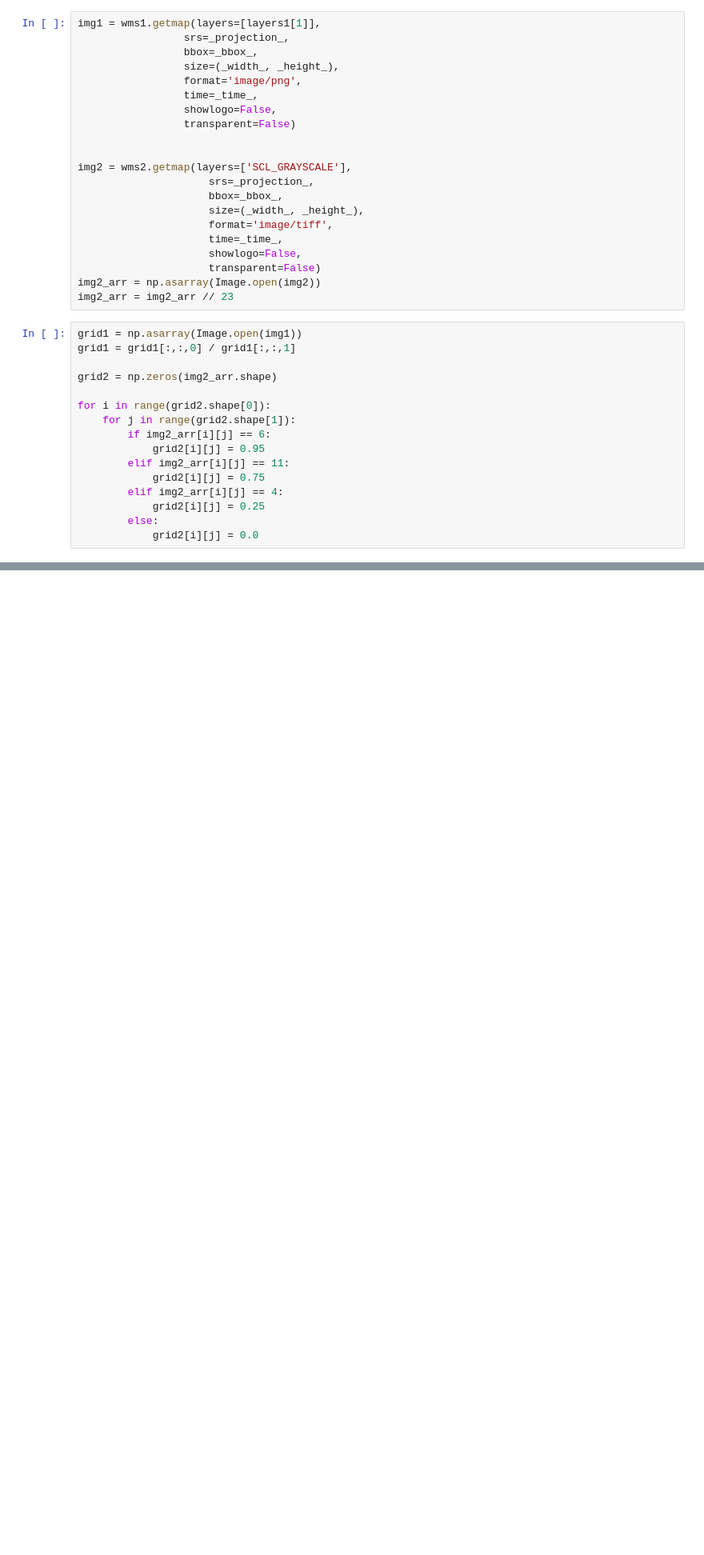
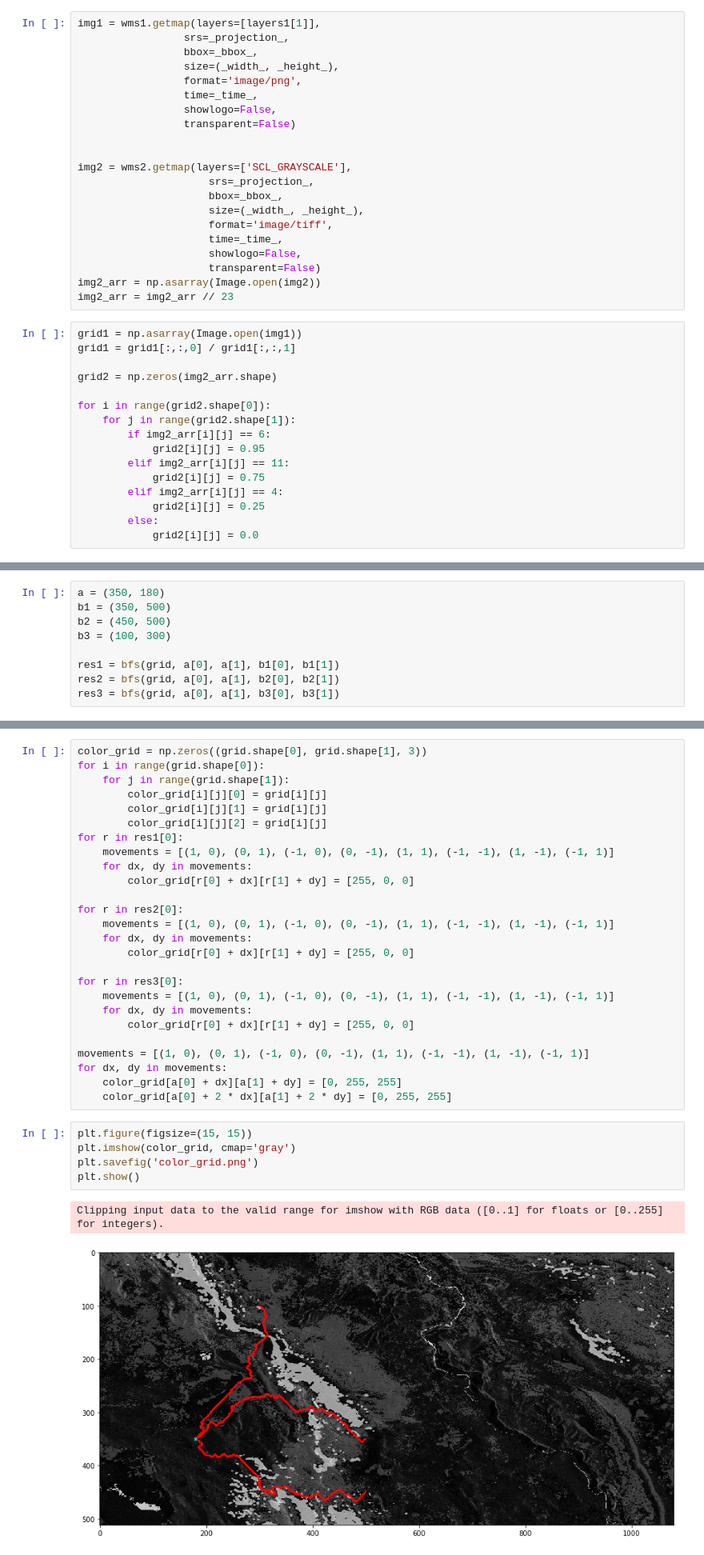
Before and after one commit to marmest/Cassini-STERNA, a Jupyter notebook: main.ipynb, the cells around one changed output, grey strips where cells are left out. Shown at 80% size. Cells and saved outputs as stored; diff of their text form; blank space fills up the shorter version.

```diff
--- a/main.ipynb
+++ b/main.ipynb
@@ -72,0 +112,9 @@ plt.show()
+# %%
+a = (350, 180)
+b1 = (350, 500)
+b2 = (450, 500)
+b3 = (100, 300)
+
+res1 = bfs(grid, a[0], a[1], b1[0], b1[1])
+res2 = bfs(grid, a[0], a[1], b2[0], b2[1])
+res3 = bfs(grid, a[0], a[1], b3[0], b3[1])
@@ -72,0 +125,34 @@ plt.show()
+# %%
+color_grid = np.zeros((grid.shape[0], grid.shape[1], 3))
+for i in range(grid.shape[0]):
+    for j in range(grid.shape[1]):
+        color_grid[i][j][0] = grid[i][j]
+        color_grid[i][j][1] = grid[i][j]
+        color_grid[i][j][2] = grid[i][j]
+for r in res1[0]:
+    movements = [(1, 0), (0, 1), (-1, 0), (0, -1), (1, 1), (-1, -1), (1, -1), (-1, 1)]
+    for dx, dy in movements:
+        color_grid[r[0] + dx][r[1] + dy] = [255, 0, 0]
+
+for r in res2[0]:
+    movements = [(1, 0), (0, 1), (-1, 0), (0, -1), (1, 1), (-1, -1), (1, -1), (-1, 1)]
+    for dx, dy in movements:
+        color_grid[r[0] + dx][r[1] + dy] = [255, 0, 0]
+
+for r in res3[0]:
+    movements = [(1, 0), (0, 1), (-1, 0), (0, -1), (1, 1), (-1, -1), (1, -1), (-1, 1)]
+    for dx, dy in movements:
+        color_grid[r[0] + dx][r[1] + dy] = [255, 0, 0]
+
+movements = [(1, 0), (0, 1), (-1, 0), (0, -1), (1, 1), (-1, -1), (1, -1), (-1, 1)]
+for dx, dy in movements:
+    color_grid[a[0] + dx][a[1] + dy] = [0, 255, 255]
+    color_grid[a[0] + 2 * dx][a[1] + 2 * dy] = [0, 255, 255]
+# %%
+plt.figure(figsize=(15, 15))
+plt.imshow(color_grid, cmap='gray')
+plt.savefig('color_grid.png')
+plt.show()
+# %% [output]
+Clipping input data to the valid range for imshow with RGB data ([0..1] for floats or [0..255] for integers).
+[figure, added]
```
Also changed, not shown: parts of 3 cells of this notebook.
